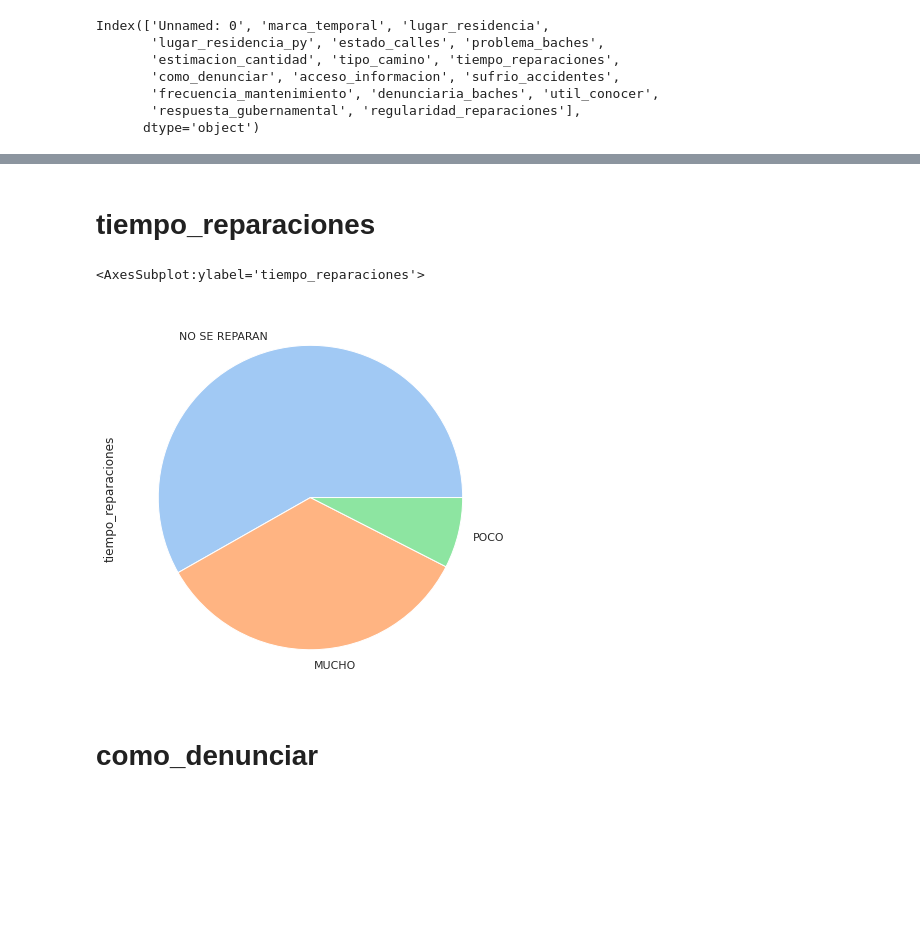
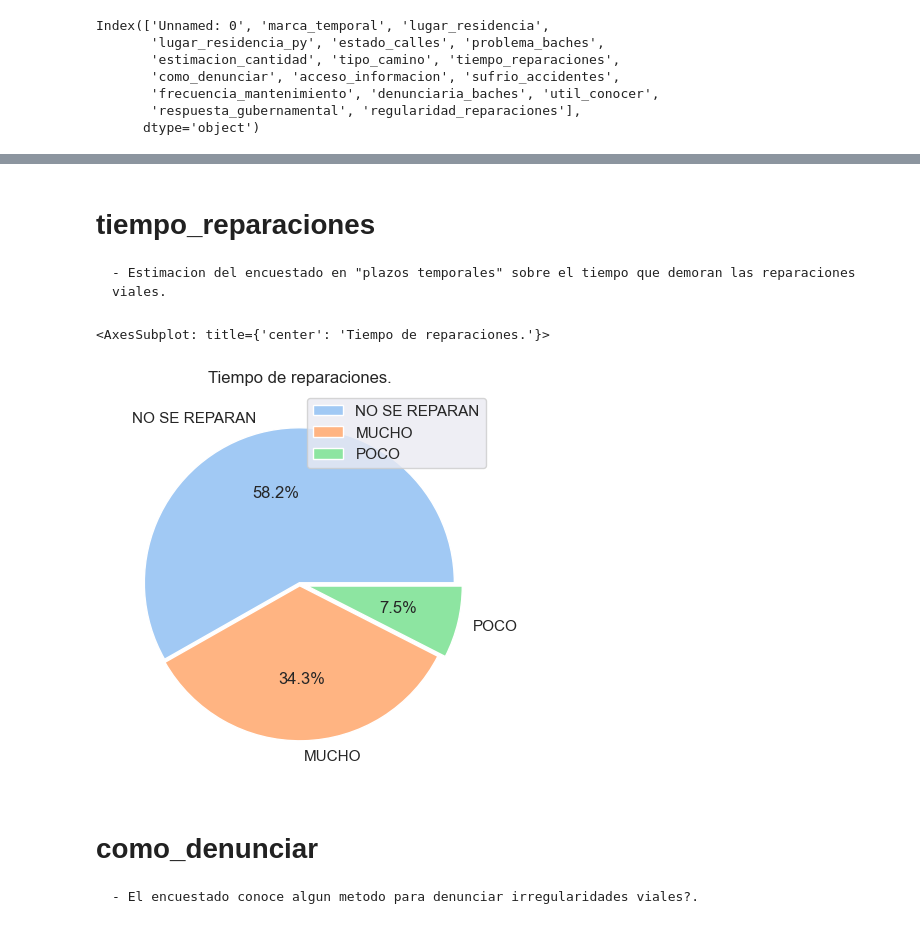
Before and after one commit to TorrezMN/Data_Science, a Jupyter notebook: src/notebooks/basic_study.ipynb, the cells around one changed output, grey strips where cells are left out. Cells and saved outputs as stored; diff of their text form; code cells hidden in the pictures; blank space fills up the shorter version.

```diff
--- a/src/notebooks/basic_study.ipynb
+++ b/src/notebooks/basic_study.ipynb
@@ -12,7 +9,7 @@ from collections import Counter
 %matplotlib inline
 # %%
 # Reseting figure size params.
-plt.rcParams["figure.figsize"] = [12, 7]
+plt.rcParams["figure.figsize"] = [5, 30]
 
 # Setting seaborn as default plotting lib.
 sns.set()
@@ -68,10 +90,19 @@ df["tipo_camino"].value_counts().plot(kind="pie")
 # %% [markdown]
 # tiempo_reparaciones
+    - Estimacion del encuestado en "plazos temporales" sobre el tiempo que demoran las reparaciones viales.
 # %%
-df["tiempo_reparaciones"].value_counts().plot(kind="pie")
+df["tiempo_reparaciones"].value_counts(normalize=True).plot(
+    kind="pie",
+    title="Tiempo de reparaciones.",
+    explode=[0.01, 0.01, 0.05],
+    ylabel="",
+    autopct="%1.1f%%",
+    legend=True,
+)
 # %% [output]
-<AxesSubplot:ylabel='tiempo_reparaciones'>
+<AxesSubplot: title={'center': 'Tiempo de reparaciones.'}>
-[figure, old version]
+[figure, new version]
 # %% [markdown]
 # como_denunciar
+    - El encuestado conoce algun metodo para denunciar irregularidades viales?.
 # %%
```
Also changed, not shown: parts of 35 cells of this notebook.
